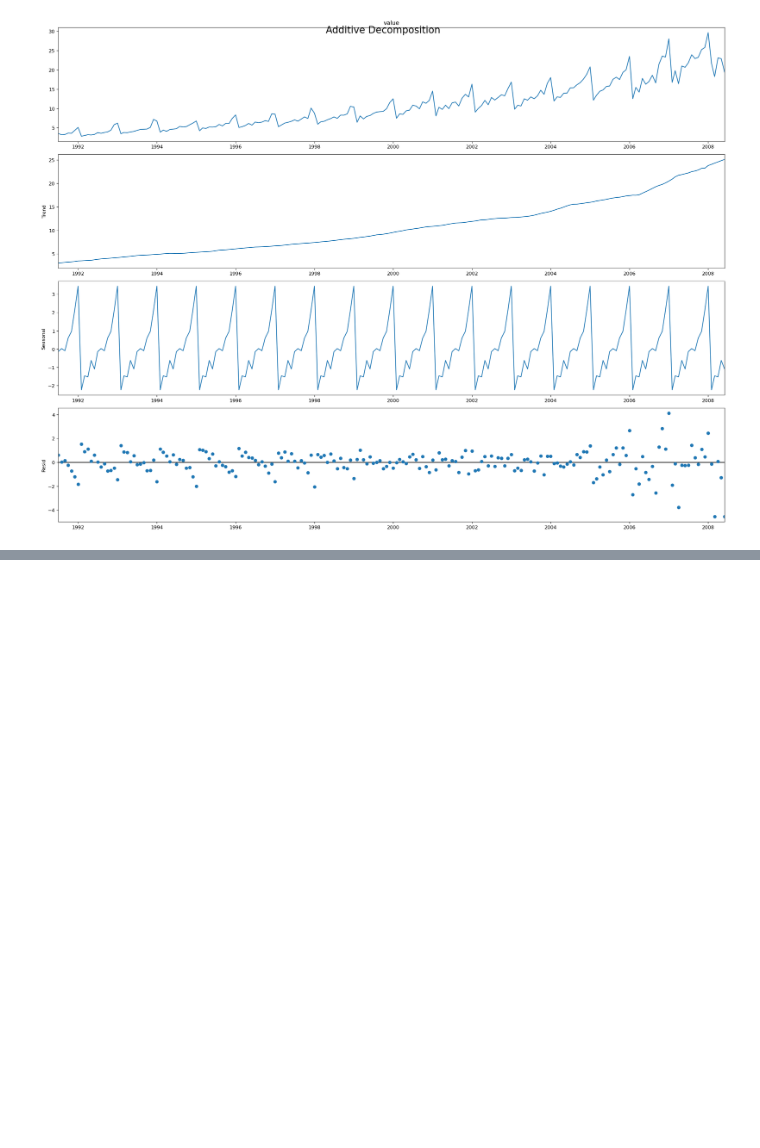
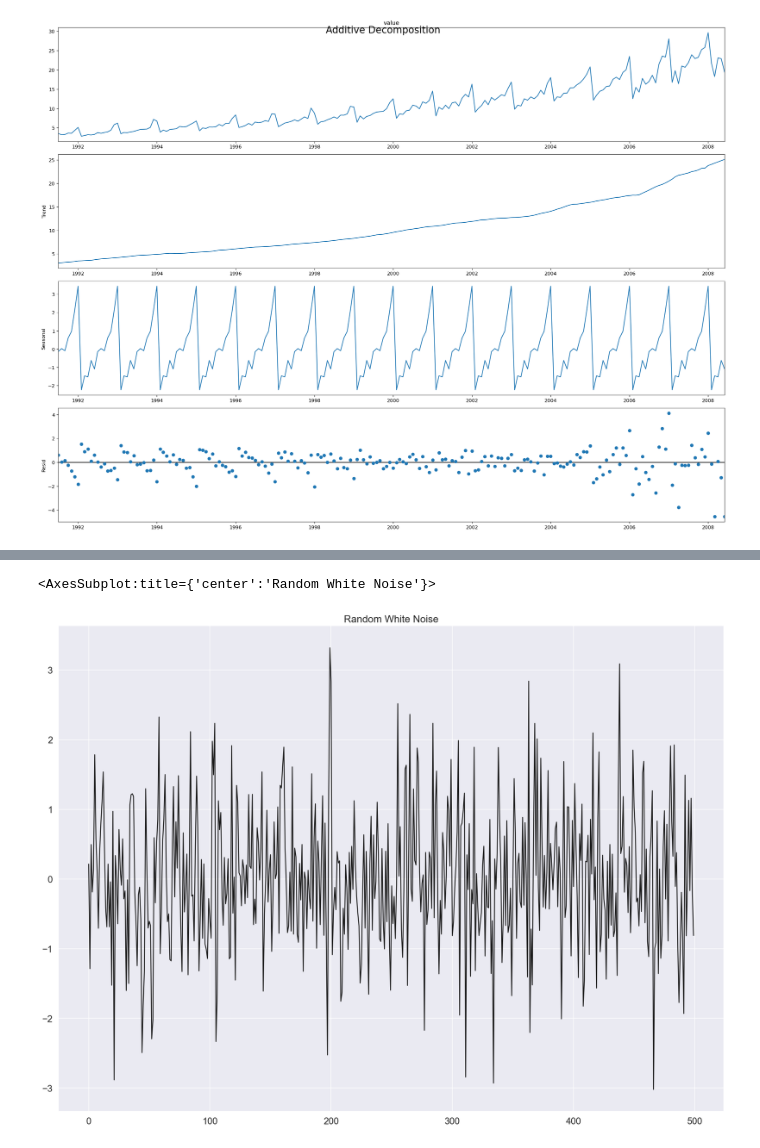
Before and after one commit to ReemaY/Python_DS_Basics, a Jupyter notebook: DS_TimeSeries1.ipynb, the cells around one changed output, grey strips where cells are left out. Saved outputs shown, nothing was run; the diff lists cells and outputs as text; code cells hidden in the pictures; blank space fills up the shorter version.

```diff
--- a/DS_TimeSeries1.ipynb
+++ b/DS_TimeSeries1.ipynb
@@ -149,0 +223,11 @@ the series."""
+# %%
+# Difference between white nosie and stationary series
+"""Stationay series and white noise is not a function of time, i.e. its mean and variance do not chnage with time. But white
+noise is completely random variable with mean of zero"""
+#Below code depicts completely random numbers with zero mean i.e. white noise
+
+rand_vals = np.random.randn(500)
+pd.Series(rand_vals).plot(title='Random White Noise', color='k')
+# %% [output]
+<AxesSubplot:title={'center':'Random White Noise'}>
+[figure, added]
```
Also changed, not shown: parts of 4 cells of this notebook.
